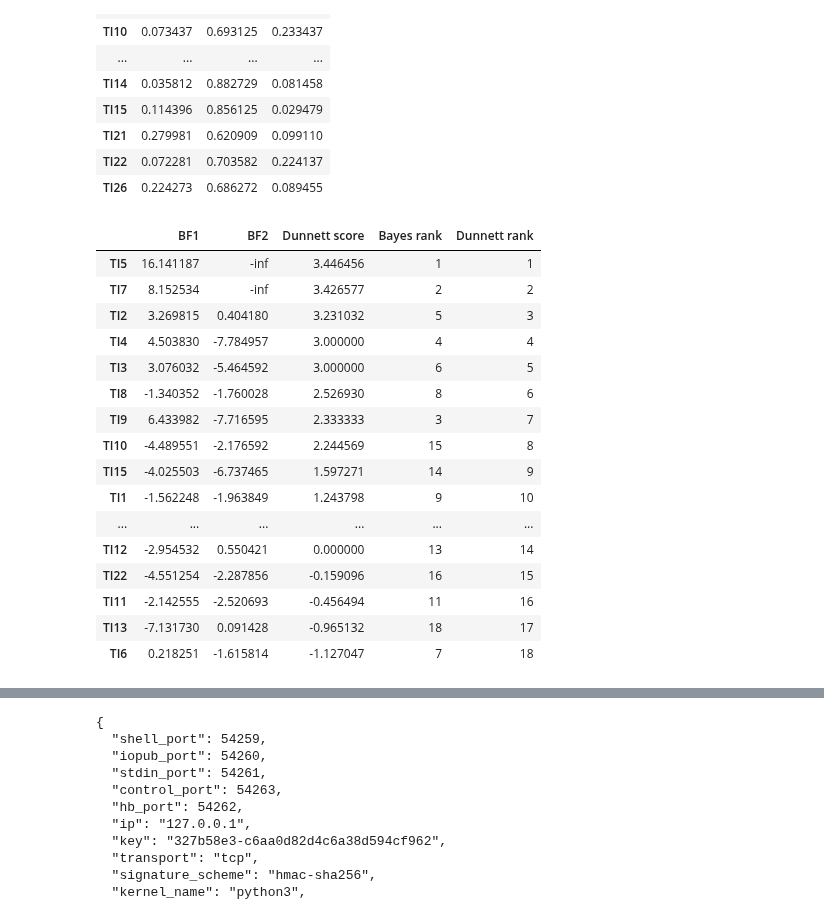
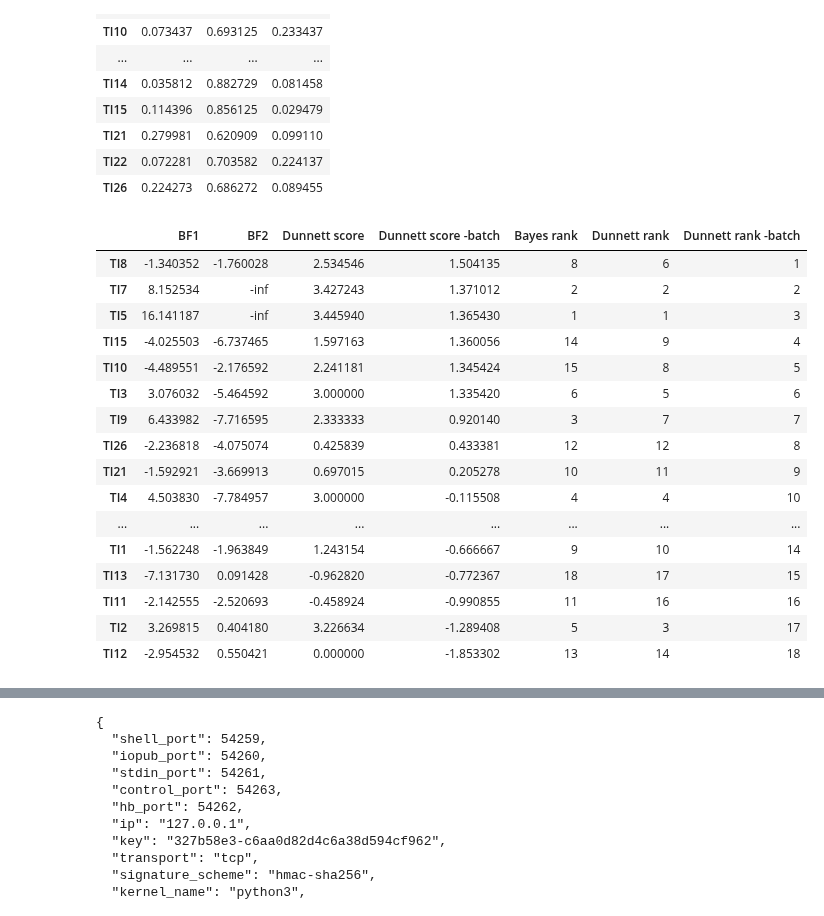
Before and after one commit to attilagk/CTNS-notebook, a Jupyter notebook: 2024-03-04-cell-bayes-vs-frequentist/2024-03-04-cell-bayes-vs-frequentist.ipynb, the cells around one changed output, grey strips where cells are left out. Saved outputs shown, nothing was run; the diff lists cells and outputs as text; code cells hidden in the pictures.

```diff
--- a/2024-03-04-cell-bayes-vs-frequentist/2024-03-04-cell-bayes-vs-frequentist.ipynb
+++ b/2024-03-04-cell-bayes-vs-frequentist/2024-03-04-cell-bayes-vs-frequentist.ipynb
@@ -140,8 +140,8 @@ def dunnett_aggregation(res, H1_increase=False):
 fpath = '../../resources/cell-based-assays/ideal-effects.csv'
 H1_increase_df = pd.read_csv(fpath, index_col=['experiment (nice)', 'assay (nice)'], usecols=['experiment (nice)', 'assay (nice)', 'H1_increase'])
 
-def my_dunnett(study, experiment, assay, TI, data=data, control_conc_log10=-9, return_summary=False, aggregate=True, H1_increase_df=H1_increase_df):
-    df = cba.extract_regr_data(study, experiment, assay, TI, data, return_data_reshaped=True)
+def my_dunnett(study, experiment, assay, TI, data=data, batch_corr=True, control_conc_log10=-9, return_summary=False, aggregate=True, H1_increase_df=H1_increase_df):
+    df = cba.extract_regr_data(study, experiment, assay, TI, data, return_data_reshaped=True, batch_corr=batch_corr)
     if df is None:
         return(None)
     gb = df.groupby('conc_log10')
@@ -243,9 +243,9 @@ P
 |  |  |  | TI26 | 0.00050 | 0.97700 | 0.02250 |
 166 rows × 3 columns
 # %%
-def main_dunnett(study, experiment, assay, TI, data=data, aggregate=True):
+def main_dunnett(study, experiment, assay, TI, data=data, aggregate=True, batch_corr=True):
     try:
-        val = my_dunnett(study, experiment, assay, TI, data=data, aggregate=aggregate)
+        val = my_dunnett(study, experiment, assay, TI, data=data, aggregate=aggregate, batch_corr=batch_corr)
     except Exception:
     #except (KeyError, AttributeError, error):
         val = None
@@ -283,2 +283,6 @@ CO25360  Trophic factor withdrawal (primary neurons)  PI       TI22    0.000000
                                                                TI26    0.000000
 Length: 166, dtype: float64
+# %%
+l = [main_dunnett(*x, aggregate=True, batch_corr=False) for x in P.index]
+Dunnett_s_nocorr = pd.Series(l, index=P.index)
+Dunnett_s_nocorr
@@ -303,12 +335,15 @@ results
 # %%
-fig, ax = plt.subplots(1, 2, sharey=True, figsize=(9.6, 4.8))
-for axi, H, effect in zip(ax, ['H1', 'H2'], ['protective', 'adverse']):
-    axi.scatter(x=H, y='Dunnett score', data=results)
-    axi.set_xlabel(r'$P({} \, | \, D)$, {} effect'.format(H, effect))
-    axi.set_ylabel('Frequentist score')
-    v = spearmanr(results[[H, 'Dunnett score']].dropna())
-    axi.set_title(r"Spearman's $\rho=${:1.2}, $p=${:1.2}".format(v.statistic, v.pvalue))
+def my_scatter(results=results, y='Dunnett score', bayes_cols=['H1', 'H2']):
+    fig, ax = plt.subplots(1, 2, sharey=True, figsize=(9.6, 4.8))
+    for axi, H, effect in zip(ax, bayes_cols, ['protective', 'adverse']):
+        axi.scatter(x=H, y=y, data=results)
+        axi.set_xlabel(r'$P({} \, | \, D)$, {} effect'.format(H, effect))
+        axi.set_ylabel('Frequentist score')
+        v = spearmanr(results[[H, y]].dropna())
+        axi.set_title(r"Spearman's $\rho=${:1.2}, $p=${:1.2}".format(v.statistic, v.pvalue))
+    return((fig, ax))
 
+fig, ax = my_scatter(results=results, y='Dunnett score', bayes_cols=['H1', 'H2'])
 attila_utils.savefig(fig, 'posterior-vs-dunnettscore-spearman')
 # %% [output]
 ['named-figure/posterior-vs-dunnettscore-spearman.png',
@@ -337,27 +379,32 @@ P_TI
 | TI26 | 0.224273 | 0.686272 | 0.089455 |
 # %%
 BF_TI = pd.concat([2 * np.log((P_TI[H] / P_TI['H0'])).to_frame(col) for H, col in zip(['H1', 'H2'], ['BF1', 'BF2'])], axis=1)
-results_agg = pd.concat([BF_TI, Dunnett_s.unstack(level=-1).groupby(level=1).mean().mean().to_frame('Dunnett score')], axis=1)
+def reshape_dunnett(s=Dunnett_s, col='Dunnett score'):
+    val = s.unstack(level=-1).groupby(level=1).mean().mean().to_frame(col)
+    return(val)
+results_agg = pd.concat([BF_TI, reshape_dunnett(s=Dunnett_s, col='Dunnett score'), reshape_dunnett(s=Dunnett_s_nocorr, col='Dunnett score -batch')], axis=1)
 results_agg = results_agg.sort_values('BF1', ascending=False)
 results_agg['Bayes rank'] = np.arange(len(results_agg)) + 1
 results_agg = results_agg.sort_values('Dunnett score', ascending=False)
 results_agg['Dunnett rank'] = np.arange(len(results_agg)) + 1
+results_agg = results_agg.sort_values('Dunnett score -batch', ascending=False)
+results_agg['Dunnett rank -batch'] = np.arange(len(results_agg)) + 1
 results_agg
 # %% [output]
-|  | BF1 | BF2 | Dunnett score | Bayes rank | Dunnett rank |
-| TI5 | 16.141187 | -inf | 3.446456 | 1 | 1 |
-| TI7 | 8.152534 | -inf | 3.426577 | 2 | 2 |
-| TI2 | 3.269815 | 0.404180 | 3.231032 | 5 | 3 |
-| TI4 | 4.503830 | -7.784957 | 3.000000 | 4 | 4 |
-| TI3 | 3.076032 | -5.464592 | 3.000000 | 6 | 5 |
-| TI8 | -1.340352 | -1.760028 | 2.526930 | 8 | 6 |
-| TI9 | 6.433982 | -7.716595 | 2.333333 | 3 | 7 |
-| TI10 | -4.489551 | -2.176592 | 2.244569 | 15 | 8 |
-| TI15 | -4.025503 | -6.737465 | 1.597271 | 14 | 9 |
-| TI1 | -1.562248 | -1.963849 | 1.243798 | 9 | 10 |
-| ... | ... | ... | ... | ... | ... |
-| TI12 | -2.954532 | 0.550421 | 0.000000 | 13 | 14 |
-| TI22 | -4.551254 | -2.287856 | -0.159096 | 16 | 15 |
-| TI11 | -2.142555 | -2.520693 | -0.456494 | 11 | 16 |
-| TI13 | -7.131730 | 0.091428 | -0.965132 | 18 | 17 |
-| TI6 | 0.218251 | -1.615814 | -1.127047 | 7 | 18 |
+|  | BF1 | BF2 | Dunnett score | Dunnett score -batch | Bayes rank | Dunnett rank | Dunnett rank -batch |
+| TI8 | -1.340352 | -1.760028 | 2.534546 | 1.504135 | 8 | 6 | 1 |
+| TI7 | 8.152534 | -inf | 3.427243 | 1.371012 | 2 | 2 | 2 |
+| TI5 | 16.141187 | -inf | 3.445940 | 1.365430 | 1 | 1 | 3 |
+| TI15 | -4.025503 | -6.737465 | 1.597163 | 1.360056 | 14 | 9 | 4 |
+| TI10 | -4.489551 | -2.176592 | 2.241181 | 1.345424 | 15 | 8 | 5 |
+| TI3 | 3.076032 | -5.464592 | 3.000000 | 1.335420 | 6 | 5 | 6 |
+| TI9 | 6.433982 | -7.716595 | 2.333333 | 0.920140 | 3 | 7 | 7 |
+| TI26 | -2.236818 | -4.075074 | 0.425839 | 0.433381 | 12 | 12 | 8 |
+| TI21 | -1.592921 | -3.669913 | 0.697015 | 0.205278 | 10 | 11 | 9 |
+| TI4 | 4.503830 | -7.784957 | 3.000000 | -0.115508 | 4 | 4 | 10 |
+| ... | ... | ... | ... | ... | ... | ... | ... |
+| TI1 | -1.562248 | -1.963849 | 1.243154 | -0.666667 | 9 | 10 | 14 |
+| TI13 | -7.131730 | 0.091428 | -0.962820 | -0.772367 | 18 | 17 | 15 |
+| TI11 | -2.142555 | -2.520693 | -0.458924 | -0.990855 | 11 | 16 | 16 |
+| TI2 | 3.269815 | 0.404180 | 3.226634 | -1.289408 | 5 | 3 | 17 |
+| TI12 | -2.954532 | 0.550421 | 0.000000 | -1.853302 | 13 | 14 | 18 |
```
Also changed, not shown: parts of 9 cells of this notebook, 1 other file.
